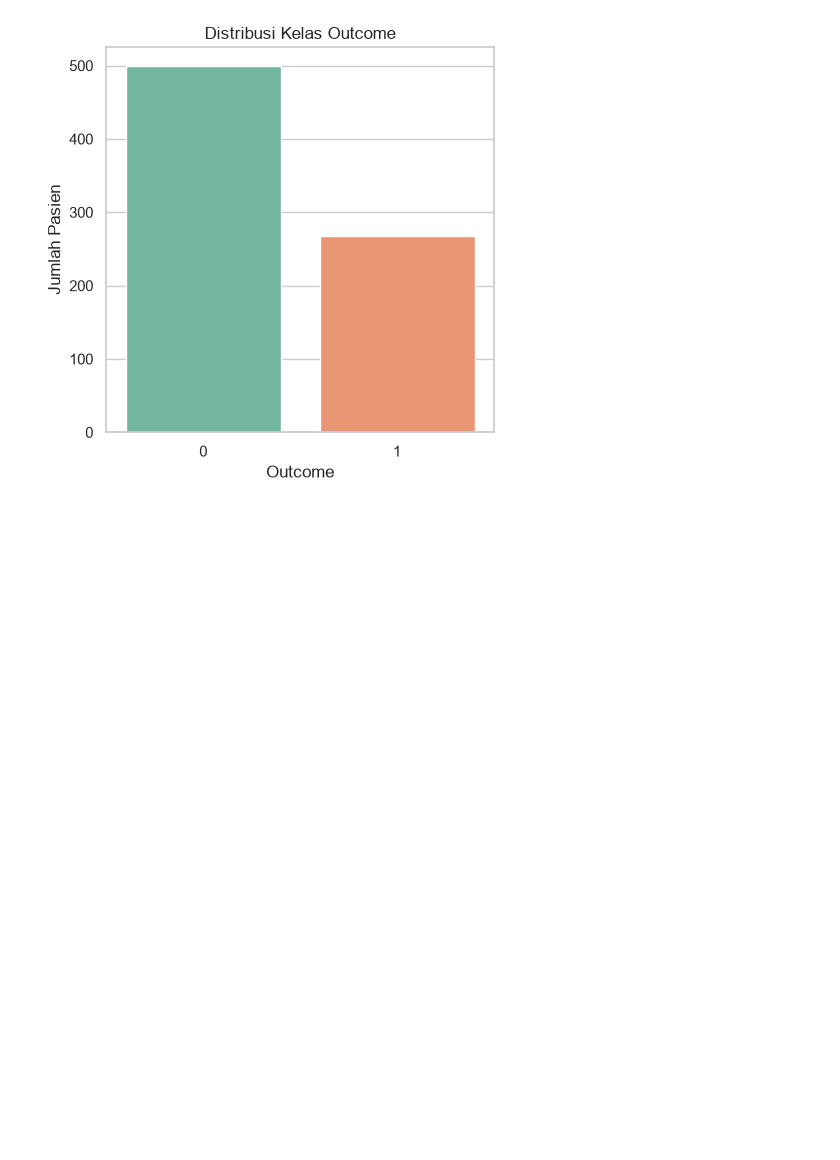
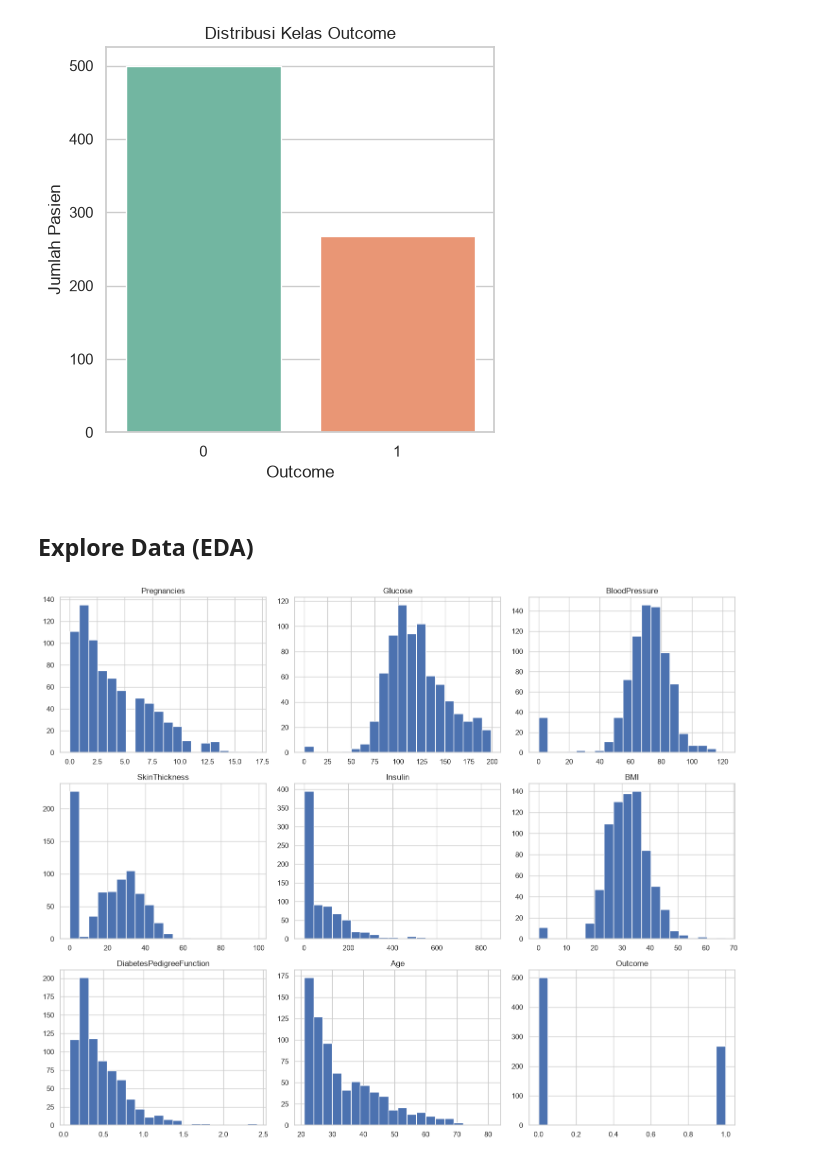
Before and after one commit to pinzii-maz/Prediksi-Risiko-Diabetes, a Jupyter notebook: Belajar Logistik Regresi.ipynb, the cells around one changed output. Saved outputs shown, nothing was run; the diff lists cells and outputs as text; code cells hidden in the pictures; blank space fills up the shorter version.

Commit message:
Explore data and verify data quality

```diff
--- a/Belajar Logistik Regresi.ipynb
+++ b/Belajar Logistik Regresi.ipynb
@@ -114,3 +114,13 @@ Passing `palette` without assigning `hue` is deprecated and will be removed in v
 
   sns.countplot(
 [figure]
+# %% [markdown]
+## Explore Data (EDA)
+# %%
+df.hist(figsize=(15,12), bins=20)
+
+plt.tight_layout()
+
+plt.show()
+# %% [output]
+[figure, added]
```
Also changed, not shown: parts of 12 cells of this notebook.
